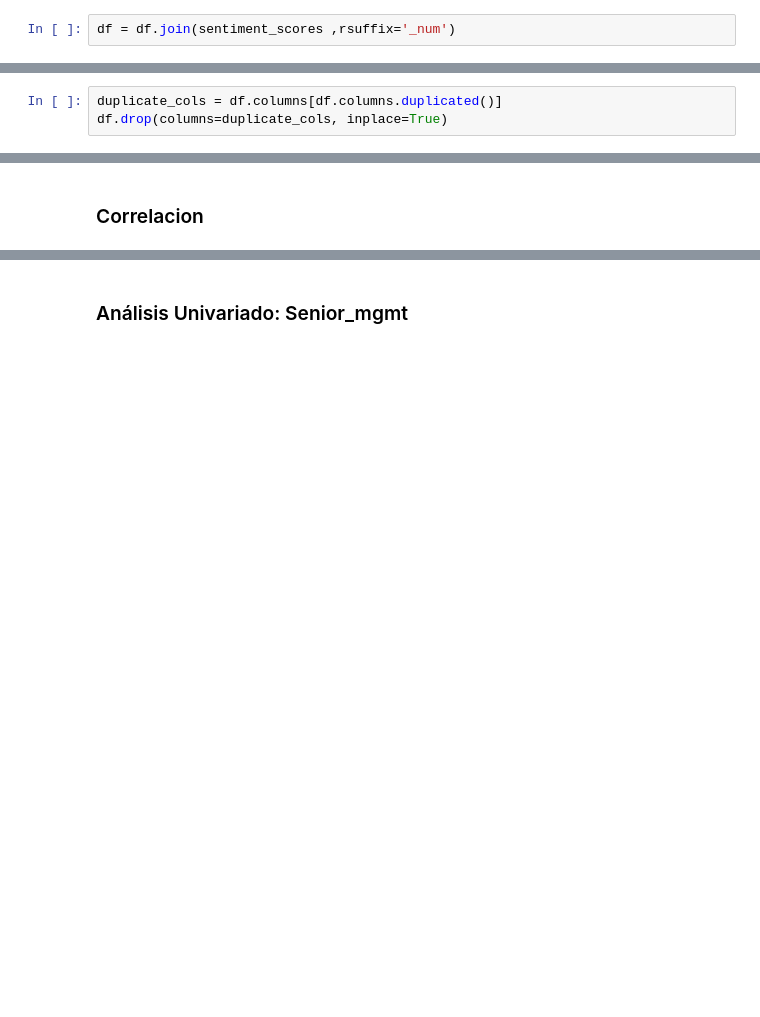
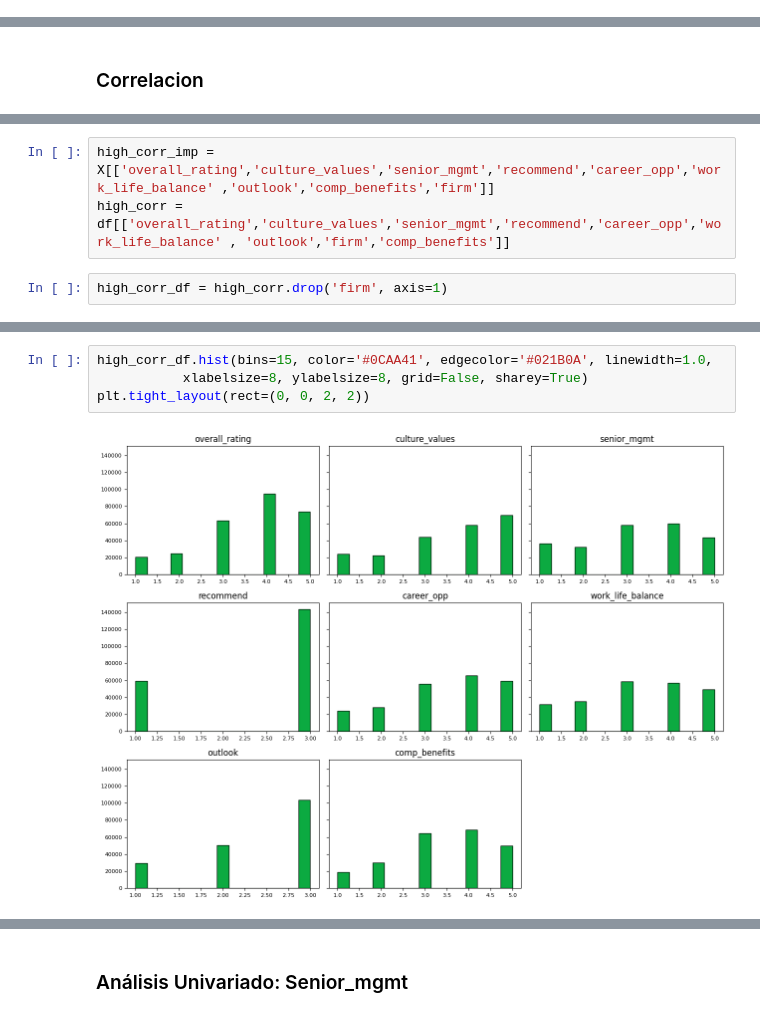
Before and after one commit to worldbp/Coderhouse-DS, a Jupyter notebook: Pre-Entrega Proyecto Final/PreEntregaProyectoFinal+Rojas.ipynb, the cells around one changed output, grey strips where cells are left out. Drawn from its saved outputs; the diff is of its cells as text; blank space fills up the shorter version.

```diff
--- a/Pre-Entrega Proyecto Final/PreEntregaProyectoFinal+Rojas.ipynb
+++ b/Pre-Entrega Proyecto Final/PreEntregaProyectoFinal+Rojas.ipynb
@@ -596,2 +1089,0 @@ sentiment_scores = sentiment_scores.applymap(lambda x: x['compound'], na_action=
-# %%
-df = df.join(sentiment_scores ,rsuffix='_num')
@@ -758,3 +1089,0 @@ print(columnas_con_nulos.sort_values(ascending=False)
-# %%
-duplicate_cols = df.columns[df.columns.duplicated()]
-df.drop(columns=duplicate_cols, inplace=True)
@@ -908,0 +1122,5 @@ fig.show()
+# %%
+high_corr_imp = X[['overall_rating','culture_values','senior_mgmt','recommend','career_opp','work_life_balance' ,'outlook','comp_benefits','firm']]
+high_corr = df[['overall_rating','culture_values','senior_mgmt','recommend','career_opp','work_life_balance' , 'outlook','firm','comp_benefits']]
+# %%
+high_corr_df = high_corr.drop('firm', axis=1)
@@ -908,0 +1143,6 @@ fig.show()
+# %%
+high_corr_df.hist(bins=15, color='#0CAA41', edgecolor='#021B0A', linewidth=1.0,
+           xlabelsize=8, ylabelsize=8, grid=False, sharey=True)
+plt.tight_layout(rect=(0, 0, 2, 2))
+# %% [output]
+[figure, added]
```
Also changed, not shown: parts of 148 cells of this notebook.
